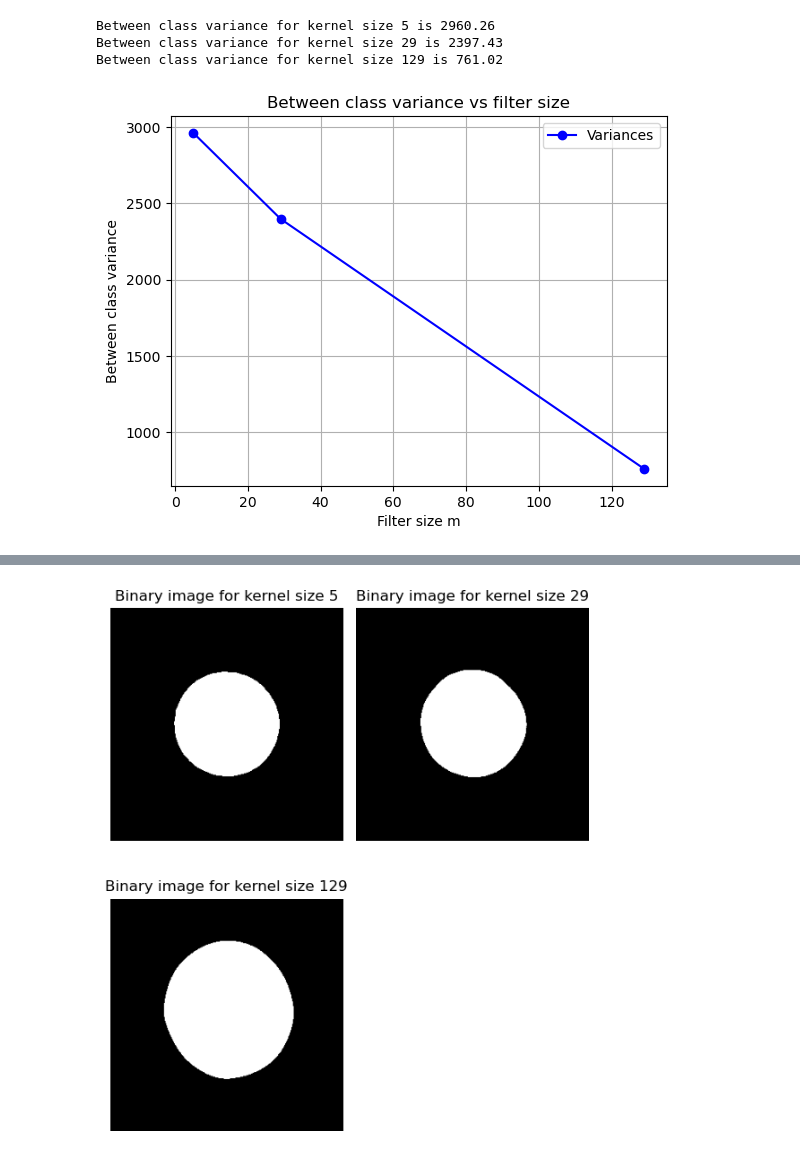
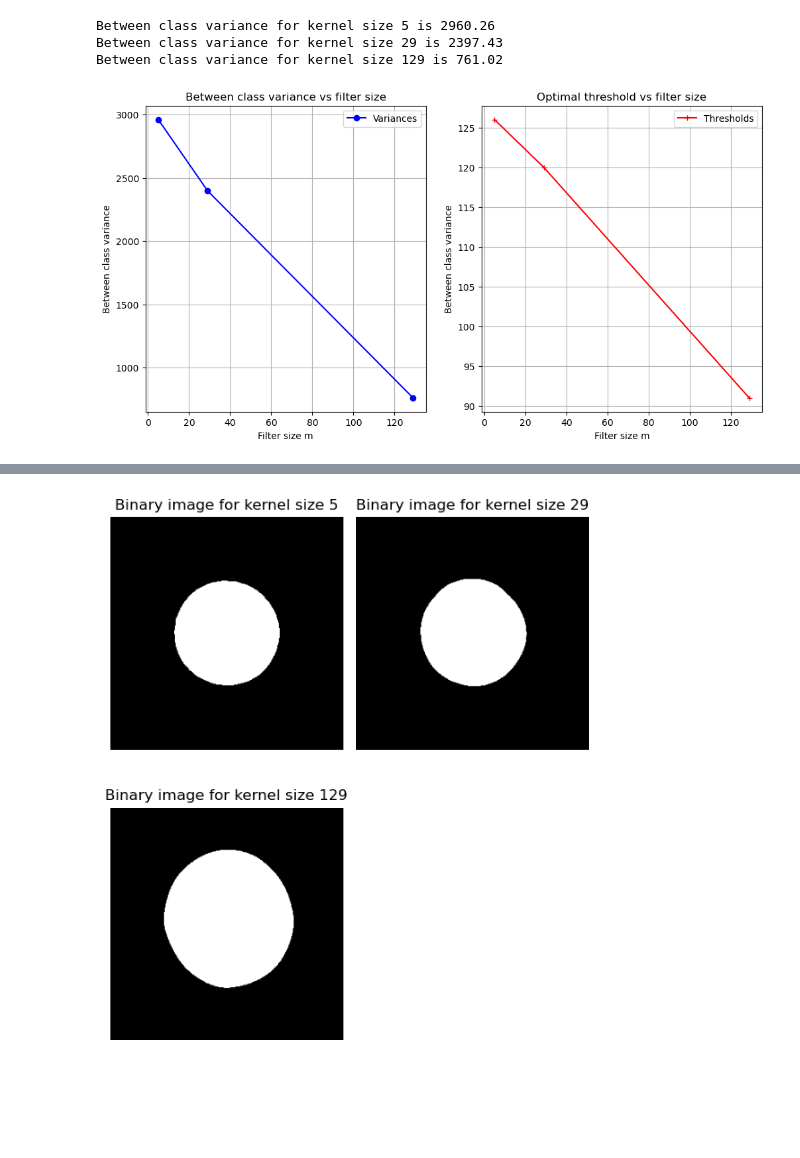
Before and after one commit to Pritam1102/DIP2025, a Jupyter notebook: assignment2.ipynb, the cells around one changed output, grey strips where cells are left out. Saved outputs shown, nothing was run; the diff lists cells and outputs as text; code cells hidden in the pictures; blank space fills up the shorter version.

```diff
--- a/assignment2.ipynb
+++ b/assignment2.ipynb
@@ -94,12 +94,13 @@ bw_variances = []
 OtsuThresholds = []
 bin_images = []
 hists = []
+convolved_images = [moon_noisy]
 # %%
 for m in [5, 29, 129]:
     q1 = FilteringAndBinarization(m)
     kernel = q1.box_filter(m)
     conv_img = q1.convolve(moon_noisy, kernel)
-
+    convolved_images.append(conv_img.copy())
     # Store raw intensities (for plotting histograms later)
     hists.append(conv_img.ravel())
 
@@ -118,9 +119,3 @@ for m in [5, 29, 129]:
     binary_img[binary_img <= threshold] = 0
     binary_img[binary_img > threshold] = 1
     bin_images.append(binary_img)
-
-    # Show original convolved (grayscale)
-    plt.imshow(conv_img)
-    plt.axis('off')
-    plt.title(f"Convolved with filter size {m}")
-    plt.show()
@@ -136,12 +141,21 @@ Between class variance for kernel size 5 is 2960.26
 Between class variance for kernel size 29 is 2397.43
 Between class variance for kernel size 129 is 761.02
 # %%
-plt.plot([5,29, 129], bw_variances, marker = 'o', color= 'b', label='Variances')
+plt.figure(figsize=(12,6))
+plt.subplot(1,2,1)
+plt.plot(kernel_sizes, bw_variances, marker = 'o', color= 'b', label='Variances')
 plt.legend()
 plt.title("Between class variance vs filter size")
 plt.xlabel("Filter size m")
 plt.ylabel("Between class variance")
 plt.grid(True)
+plt.subplot(1,2,2)
+plt.plot(kernel_sizes, OtsuThresholds, marker = '+', color= 'r', label = 'Thresholds')
+plt.legend()
+plt.title("Optimal threshold vs filter size")
+plt.xlabel("Filter size m")
+plt.ylabel("Between class variance")
+plt.grid(True)
 plt.show()
 # %% [output]
-[figure, old version]
+[figure, new version]
```
Also changed, not shown: parts of 3 cells of this notebook.
